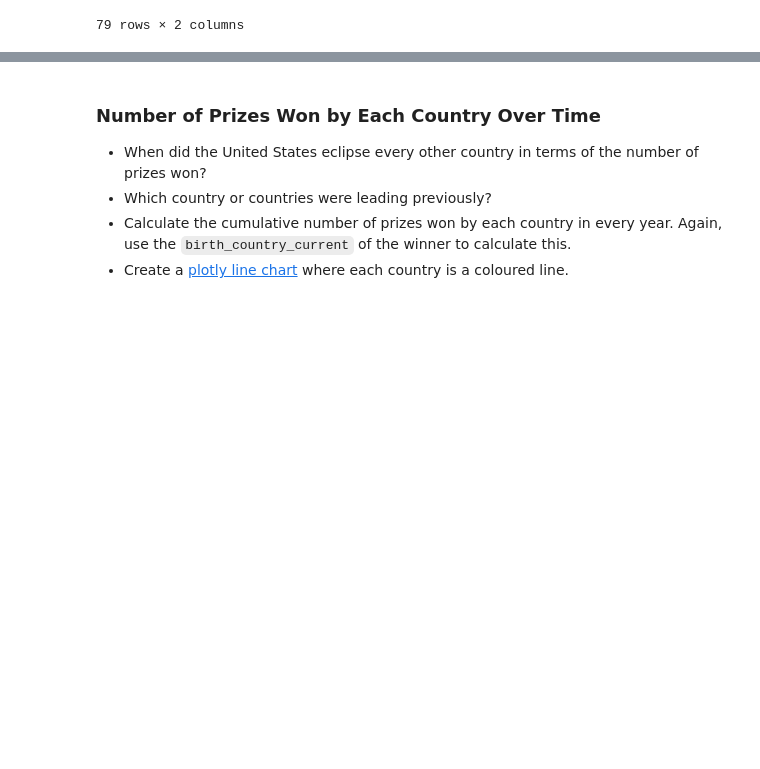
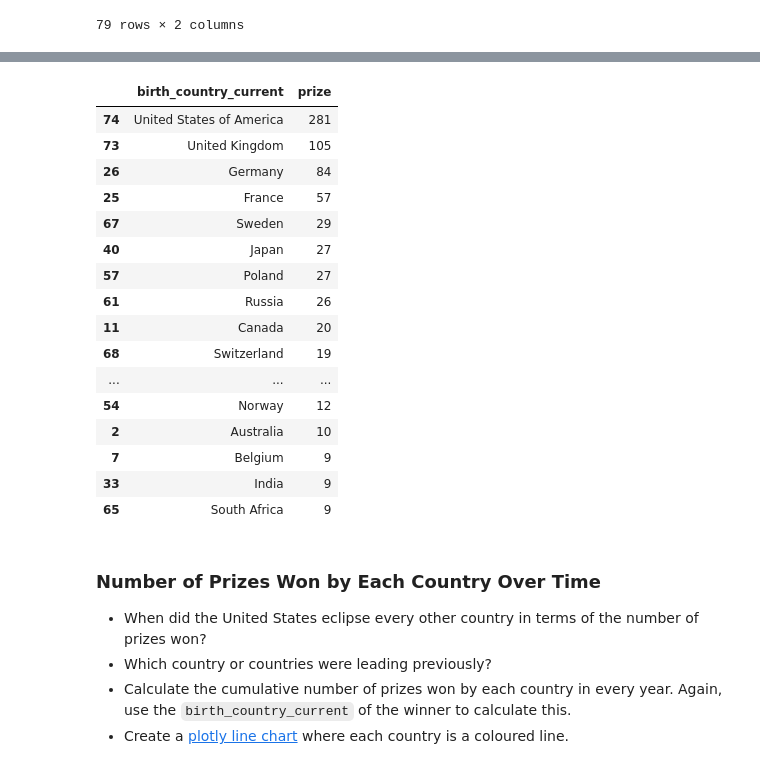
Before and after one commit to Abie221/nobel_prizes_anaytics, a Jupyter notebook: Nobel_Prize_Analysis_(start).ipynb, the cells around one changed output, grey strips where cells are left out. Drawn from its saved outputs; the diff is of its cells as text; code cells hidden in the pictures; blank space fills up the shorter version.

```diff
--- a/Nobel_Prize_Analysis_(start).ipynb
+++ b/Nobel_Prize_Analysis_(start).ipynb
@@ -528,0 +570,21 @@ The hard part is preparing the data for this chart!
+# %%
+top_countries = top_countries.sort_values('prize', ascending=False).head(20)
+top_countries
+# %% [output]
+|  | birth_country_current | prize |
+| 74 | United States of America | 281 |
+| 73 | United Kingdom | 105 |
+| 26 | Germany | 84 |
+| 25 | France | 57 |
+| 67 | Sweden | 29 |
+| 40 | Japan | 27 |
+| 57 | Poland | 27 |
+| 61 | Russia | 26 |
+| 11 | Canada | 20 |
+| 68 | Switzerland | 19 |
+| ... | ... | ... |
+| 54 | Norway | 12 |
+| 2 | Australia | 10 |
+| 7 | Belgium | 9 |
+| 33 | India | 9 |
+| 65 | South Africa | 9 |
```
Also changed, not shown: parts of 6 cells of this notebook.
